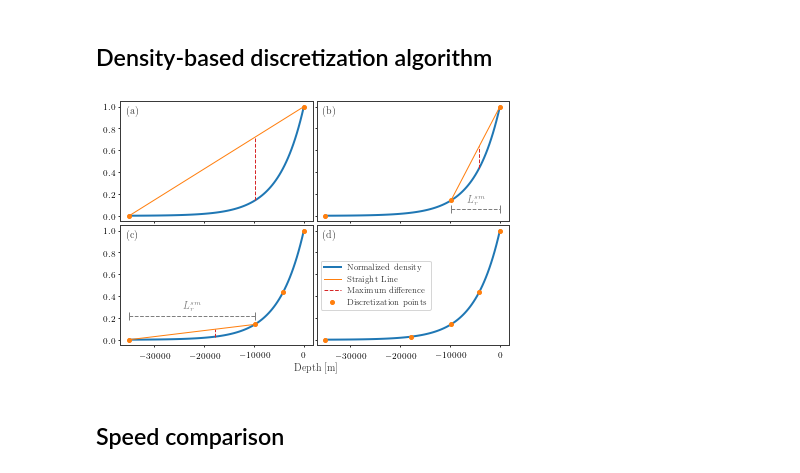
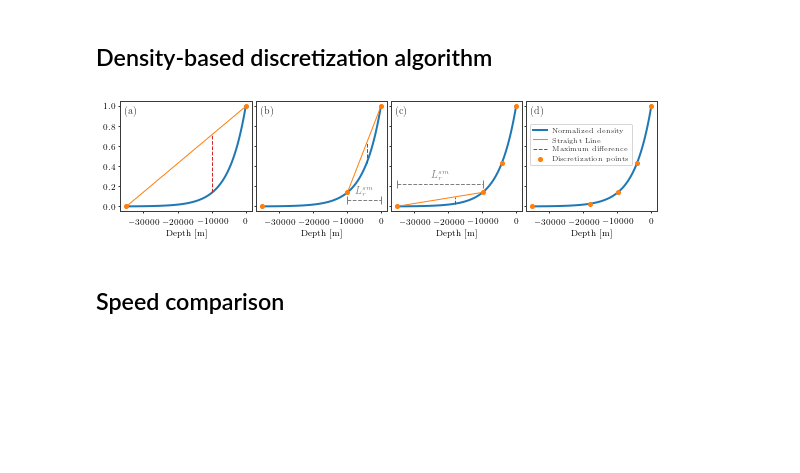
Before and after one commit to pinga-lab/tesseroid-variable-density, a Jupyter notebook: code/notebooks/08-plot-figures.ipynb, the cells around one changed output. Cells and saved outputs as stored; diff of their text form; code cells hidden in the pictures; blank space fills up the shorter version.

Commit message:
Density-based discretization figure changed to only one line

```diff
--- a/code/notebooks/08-plot-figures.ipynb
+++ b/code/notebooks/08-plot-figures.ipynb
@@ -78,9 +78,9 @@ while True:
         delta -= delta_step
 # %%
 heights = np.linspace(bottom, top, 101)
-fig, axes = plt.subplots(len(subsets)//2, 2,
+fig, axes = plt.subplots(1, len(subsets),
+                         figsize=(8, 2.2),
                          sharex=True, sharey=True)
-axes = [ax for sublist in axes for ax in sublist]
 labels = ["(a)", "(b)", "(c)", "(d)"]
 divisions = np.array([top, bottom])
 
@@ -125,42 +125,41 @@ for i in range(len(subsets) - 1):
                 ax.plot([bottom_j, top_j],
                         [normalized_density(top_j) + 0.08]*2, "|--",
                         color="C7", markersize=8)
                 ax.text(0.5*(bottom_j + top_j),
                         normalized_density(top_j) + 0.13,
                         '$L_r^{sm}$',
                         fontdict={'color': "C7"},
                         horizontalalignment='center')
 
 ax = axes[-1]
 tops = [tess[-2] for tess in subsets[-1]]
 bottoms = [tess[-1] for tess in subsets[-1]]
 divisions = np.unique(np.array(tops + bottoms))
 ax.plot(heights, normalized_density(heights),
         linewidth=2)
 ax.plot(divisions, normalized_density(divisions), 'o')
 
 for ax, label in zip(axes, labels):
-    ax.text(0.03, 0.9, label,
+    ax.text(0.03, 0.91, label,
             fontdict={'weight': 'bold'},
+            verticalalignment="center",
             transform=ax.transAxes)
-
-axes[-1].text(0, -0.21, "Depth [m]",
-              horizontalalignment="center",
-              transform=axes[-1].transAxes)
+    ax.set_xlabel("Depth [m]")
 
 axes[-1].legend((line1[0], line3[0], line2[0], dots[0]),
-                ("Normalized density",
+                ("Normalised density",
                  "Straight Line",
                  "Maximum difference",
                  "Discretization points"),
-                fontsize="small", loc=6)
+                fontsize="x-small",
+                loc=(0.03, 0.42))
 
-plt.tight_layout(pad=1, h_pad=0, w_pad=0, rect=(0, 0.03, 1, 1))
+plt.tight_layout(pad=1, h_pad=0, w_pad=0)
 plt.savefig("../../manuscript/figures/" +
             "density-based-discretization-algorithm.pdf")
 plt.show()
 # %% [output]
-[figure, old version]
+[figure, new version]
 # %% [markdown]
 ## Speed comparison
 # %%
```
Also changed, not shown: 2 other files.
